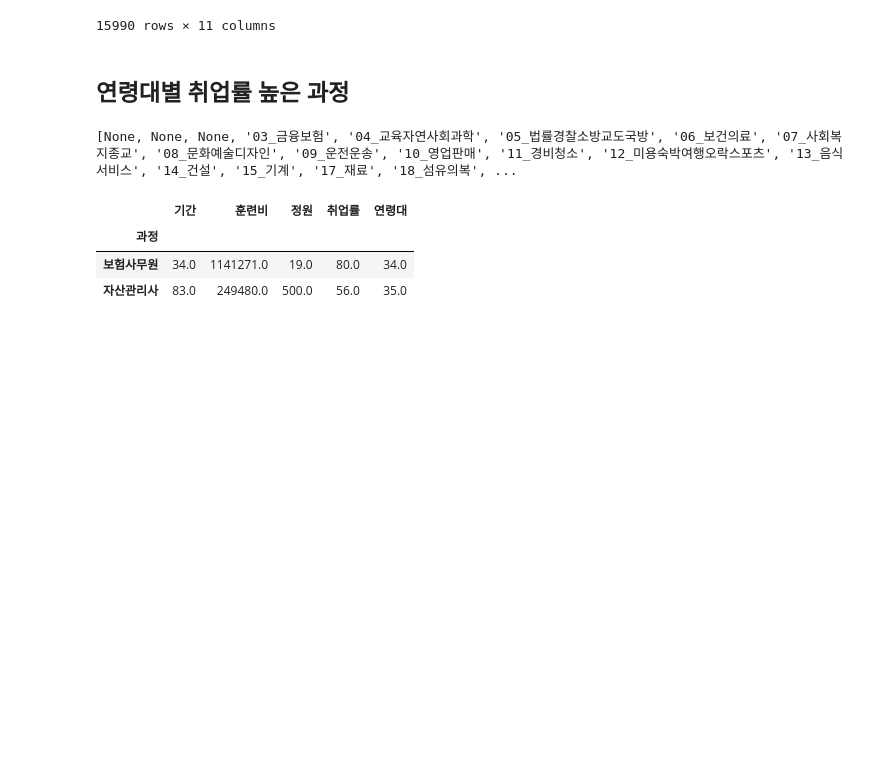
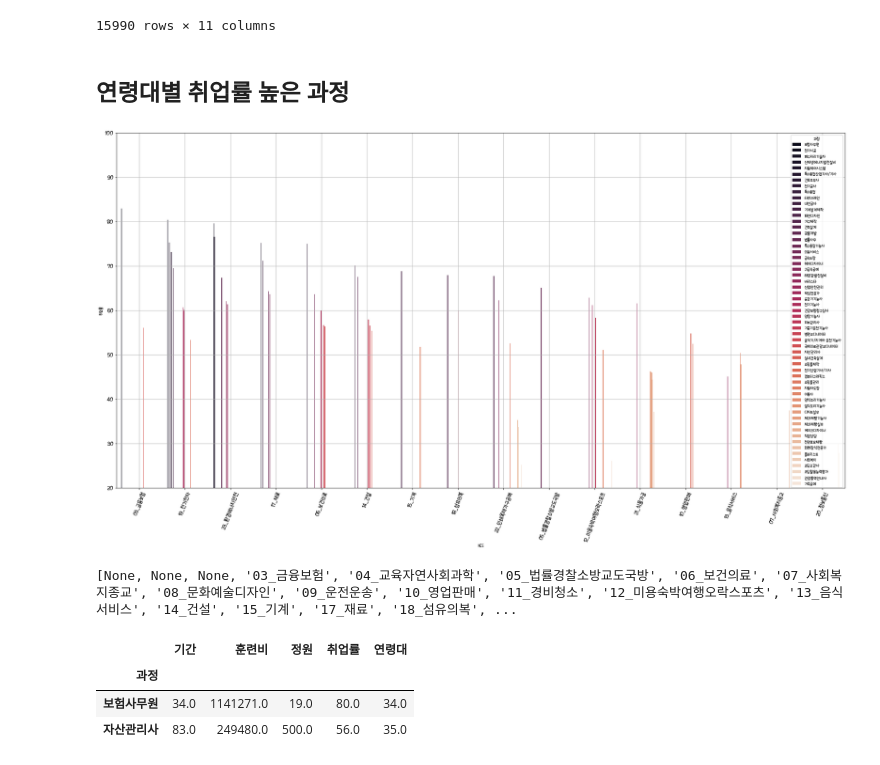
Before and after one commit to RyuJelly/jupyterlab, a Jupyter notebook: HRDproject/Untitled.ipynb, the cells around one changed output. Cells and saved outputs as stored; diff of their text form; code cells hidden in the pictures; blank space fills up the shorter version.

```diff
--- a/HRDproject/Untitled.ipynb
+++ b/HRDproject/Untitled.ipynb
@@ -29,37 +29,40 @@ rc('font', family=font_name)
 # %%
 import matplotlib.pyplot as plt
 import seaborn as sns
 
 df = pd.read_csv('hrdcrolling/preprocessing/final.csv', index_col = 0)
 
-df = df.loc[:,['취업률','과정','연령대']]
+df = df.loc[:,['NCS', '취업률','과정','연령대']]
 
 # def age_filter(data, age):
 #     return 10 < data["연령대"].mean() < age
 df.dropna(subset=['연령대'], inplace=True)
-df = df.groupby(["과정"]).mean()
+df = df.groupby(["NCS", "과정"]).mean()
+df = df.reset_index(level=['과정'])
 df.sort_values(by=['취업률'], ascending=False, inplace=True)
 df = df.loc[(df.연령대 < 40) & (df.연령대>= 30), :]
 
 # display(df)
 
-n = int(round(len(df)/2))
-df1 = df.head(n)
-df2 = df.tail(n)
+# n = int(round(len(df)/2))
+# df1 = df.head(n)
+# df2 = df.tail(n)
 
-fig = plt.figure(figsize=(30,20))
-ax1 = fig.add_subplot(2, 1, 1)
-ax2 = fig.add_subplot(2, 1, 2)
+fig = plt.figure(figsize=(30,15))
+ax1 = fig.add_subplot(1, 1, 1)
+# ax2 = fig.add_subplot(2, 1, 2)
 
-sns.barplot(x=df1.index, y='취업률', data=df1, palette='rocket', ax=ax1)
-sns.barplot(x=df2.index, y='취업률', data=df2, palette='rocket', ax=ax2)
+sns.barplot(x=df.index, y='취업률', hue='과정', data=df, palette='rocket', ax=ax1)
+# sns.barplot(x=df2.index, y='취업률', data=df2, palette='rocket', ax=ax2)
 plt.xticks(size=14, rotation=70)
 plt.yticks(size=14)
 plt.grid(True)
 plt.ylim(20, 100)
 
 plt.show()
 plt.close()
+# %% [output]
+[figure, added]
 # %%
 import matplotlib.pyplot as plt
 import seaborn as sns
```
Also changed, not shown: 1 other file.
